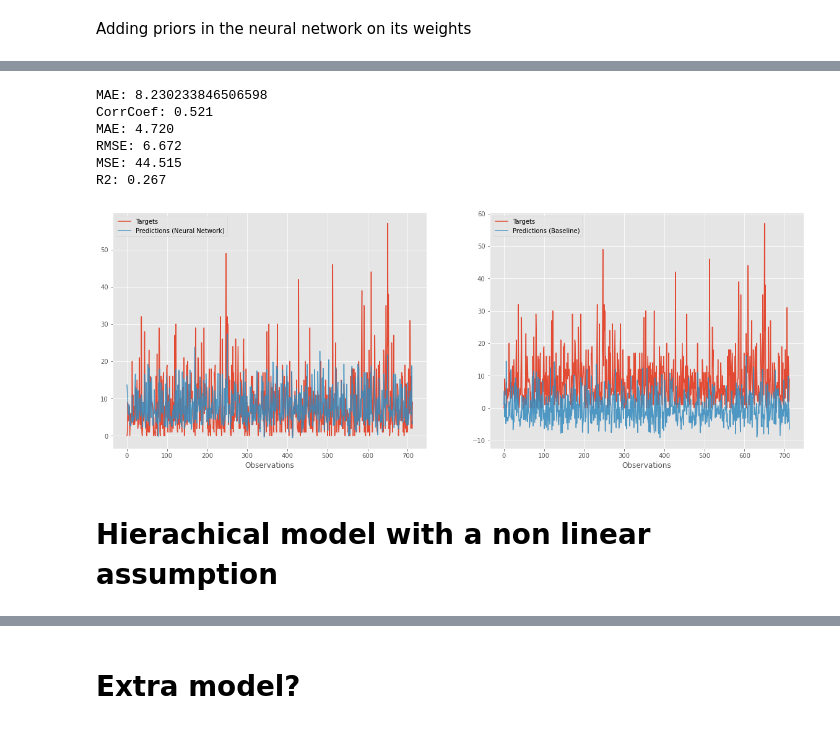
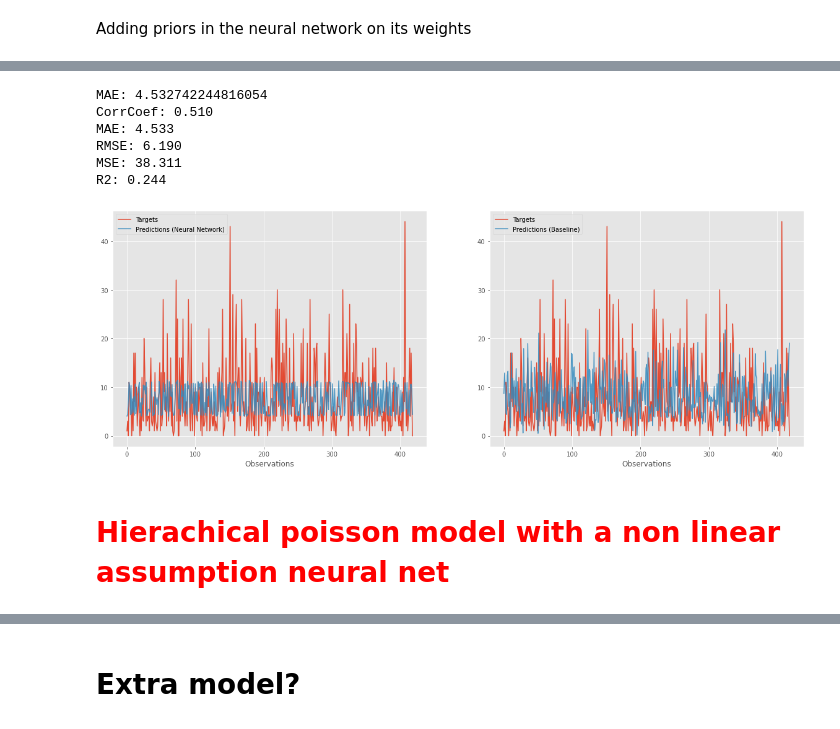
Before and after one commit to KatinkaKlepsch/model_based_ML, a Jupyter notebook: Modelling_notebook.ipynb, the cells around one changed output, grey strips where cells are left out. Cells and saved outputs as stored; diff of their text form; code cells hidden in the pictures.

```diff
--- a/Modelling_notebook.ipynb
+++ b/Modelling_notebook.ipynb
@@ -190,7 +197,7 @@ removed_attributes = nominal+string_att
 removed_attributes.append("ped_injury_5to18")
 
 # split target variables and variables into training and test data
-(X_train, X_test), (y_train, y_test), (cat_train,cat_test), (ind_train,ind_test), ind, cat_string = split_data(df_all, removed_attributes,True)
+(X_train, X_test), (y_train, y_test), (cat_train,cat_test), (ind_train,ind_test), ind, cat_string,(y_mean, y_std)  = split_data(df_all, removed_attributes,True)
 # %% [output]
 (1676, 38) (419, 38) (1676,) (419,) (1676,) (419,)
 # %%
@@ -216,7 +226,7 @@ An Ordinary least square regression is performed
 # %%
 # make linear regression model
 l_reg = linear_model.LinearRegression(fit_intercept=False)
-l_reg.fit(X_train_std, y_train)
+l_reg.fit(X_train, y_train)
 # %% [output]
 LinearRegression(fit_intercept=False)
 # %%
@@ -329,6 +345,8 @@ strong multicollinearity or other numerical problems.
 # %%
 # Create and fit regression model only using chosen features
 lreg = linear_model.LinearRegression()
+X_train = X_train_std
+X_test = X_test_std
 lreg.fit(X_train[:, feature_ids], y_train)
 
 # Make predictions for test set
@@ -337,6 +355,6 @@ print("First 5 predictions:", y_pred_lreg_fs[:5])
 print("First 5 true values:", y_test[:5])
 
 # Evaluate prediction accuracy
-corr, mae, rae, rmse, mse, r2 = compute_error(y_test, ypred_lreg)
+corr, mae, rae, rmse, mse, r2 = compute_error(y_test, y_pred_lreg_fs)
 print("\nPerformance metrics\nCorrCoef: %.3f\nMAE: %.3f\nRMSE: %.3f\nMSE: %.3f\nR2: %.3f" % (corr, mae, rmse, mse,r2))
 # %% [output]
@@ -1021,0 +1349,34 @@ def nnet_interpretable_model(X, y=None):
+# %%
+    alpha_gamma = 2
+    beta_gamma = 4
+
+    sigma_beta = 1
+    mu_beta = 0
+
+    # Draw priors
+    # gamma distirbution
+
+
+    q = pyro.sample("q", dist.Gamma(alpha_gamma, beta_gamma))
+
+    #sigma_psi = pyro.sample("sigma", dist.HalfCauchy(1))
+
+    # per individual
+    with pyro.plate("observations", N):
+
+        # create link function
+        # compute mean for psi distirbution using a linear model
+        #sigma_psi =  dist.Normal(torch.zeros(N),torch.ones(N))
+
+
+
+        psi_mu = torch.sum(X *beta[cat] +sigma[cat], axis = 1)
+        p_i = torch.exp(psi_mu)/(1+torch.exp(psi_mu))
+
+        #psi = pyro.sample("psi", dist.Normal(psi_mu, sigma_psi))
+
+        #y = pyro.sample("y", dist.Poisson(torch.exp(alpha + psi_mu)), obs=obs)
+        # Sample prediction using negative binomial on gamma prior as posterior predictive disitrbution (wiki)
+        y = pyro.sample("y",
+                        dist.NegativeBinomial(q,logits=p_i),
+                        obs=obs)
@@ -1079,22 +1510,23 @@ predictive = Predictive(nnet_interpretable_model, guide=guide, num_samples=1000,
 samples = predictive(X_test)
 
 y_pred_neural = samples["obs"].mean(axis=0).detach().numpy()
-mae = np.mean(np.abs(y_test - y_pred))
+mae = np.mean(np.abs(y_test - y_pred_neural))
 print("MAE:", mae)
 
 
 corr, mae, rae, rmse, mse, r2 = compute_error(y_test, y_pred_neural)
 print("CorrCoef: %.3f\nMAE: %.3f\nRMSE: %.3f\nMSE: %.3f\nR2: %.3f" % (corr, mae, rmse, mse,r2))
 # %% [output]
-MAE: 8.230233846506598
-CorrCoef: 0.521
-MAE: 4.720
-RMSE: 6.672
-MSE: 44.515
-R2: 0.267
+MAE: 4.532742244816054
+CorrCoef: 0.510
+MAE: 4.533
+RMSE: 6.190
+MSE: 38.311
+R2: 0.244
 # %%
-plot_predictions_comp(y_test,y_pred_neural,"Predictions (Neural Network)",ypred_lreg, "Predictions (Baseline)")
+plot_predictions_comp(y_test,y_pred_neural,"Predictions (Neural Network)",y_pred_lreg_fs, "Predictions (Baseline)")
 # %% [output]
-[figure, old version]
+[figure, new version]
 # %% [markdown]
-# Hierachical model with a non linear assumption
+# <span style="color:red">Hierachical poisson model with a non linear assumption neural net
+</span>
```
Also changed, not shown: parts of 75 cells of this notebook.
